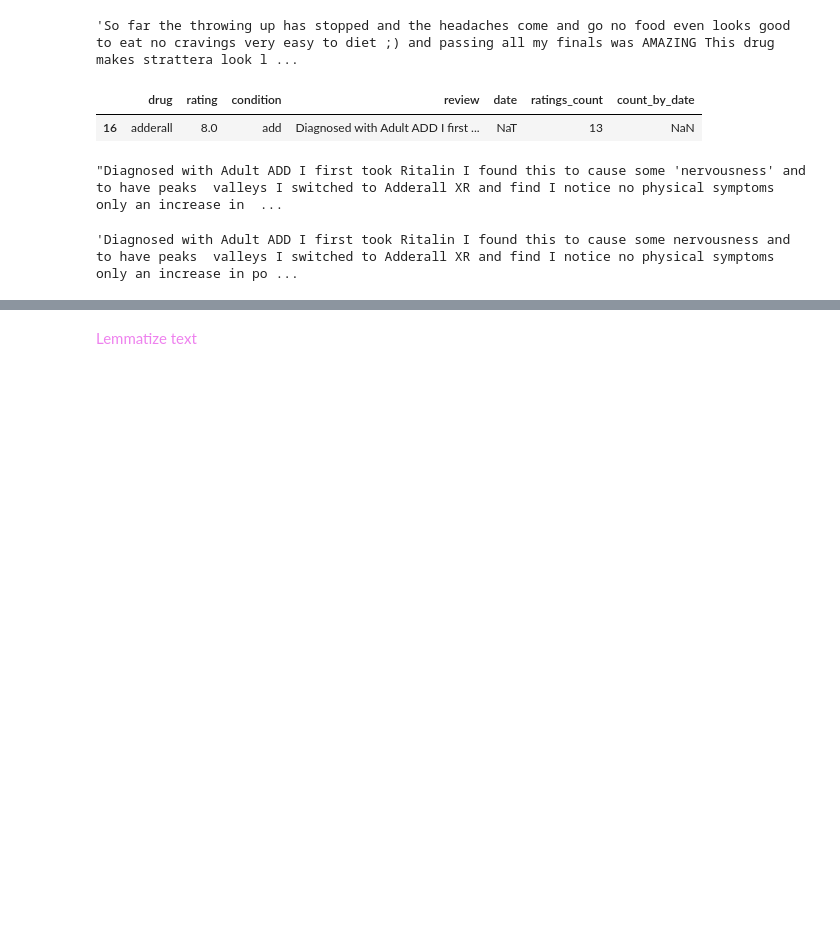
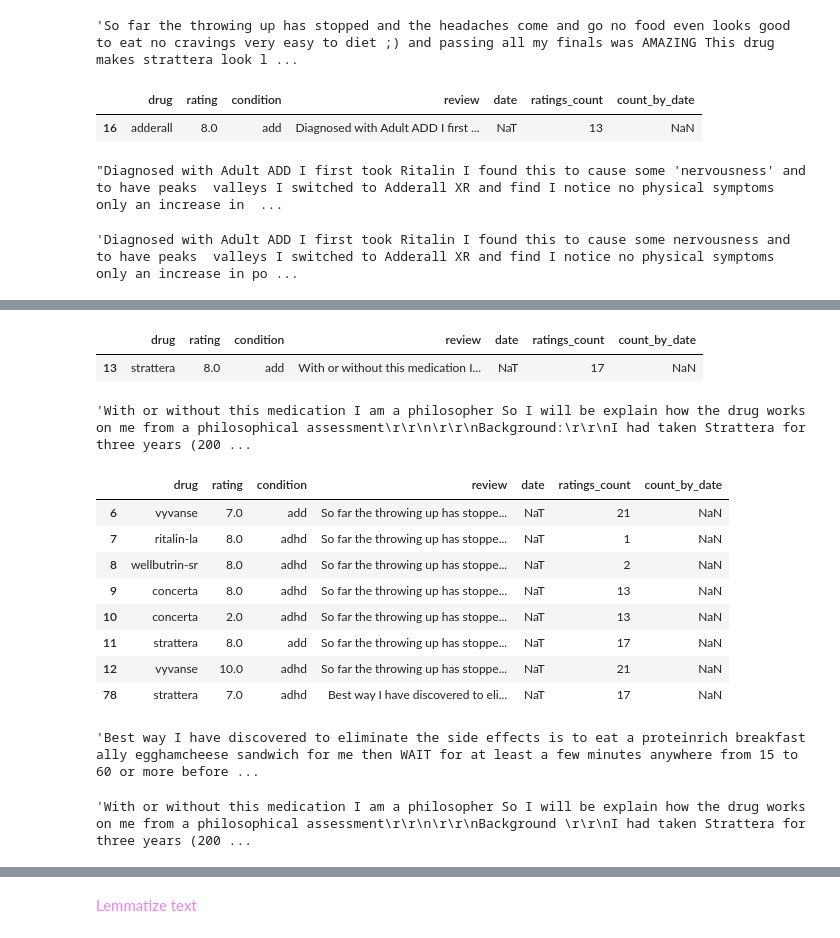
Before and after one commit to fractaldatalearning/psychedelic_efficacy, a Jupyter notebook: notebooks/2-kl-studies-eda.ipynb, the cells around one changed output, grey strips where cells are left out. Cells and saved outputs as stored; diff of their text form; code cells hidden in the pictures; blank space fills up the shorter version.

```diff
--- a/notebooks/2-kl-studies-eda.ipynb
+++ b/notebooks/2-kl-studies-eda.ipynb
@@ -504,0 +508,77 @@ df.review[16]
+# %%
+df[df['review'].str.find(":")!=-1].head(1)
+# %% [output]
+|  | drug | rating | condition | review | date | ratings_count | count_by_date |
+| 13 | strattera | 8.0 | add | With or without this medication I... | NaT | 17 | NaN |
+# %%
+df.review[13]
+# %% [output]
+'With or without this medication I am a philosopher So I will be explain how the drug works on me from a philosophical assessment\r\r\n\r\r\nBackground:\r\r\nI had taken Strattera for three years (200 ...
+# %%
+# That example has lots of weird stuff going on; deal with that eventually if necessary.
+# For now I can at lease see where the : is (row 2) and check if my function below delets it
+# Finally, find an example of ;
+
+df[df['review'].str.find(";")!=-1].head(8)
+# %% [output]
+|  | drug | rating | condition | review | date | ratings_count | count_by_date |
+| 6 | vyvanse | 7.0 | add | So far the throwing up has stoppe... | NaT | 21 | NaN |
+| 7 | ritalin-la | 8.0 | adhd | So far the throwing up has stoppe... | NaT | 1 | NaN |
+| 8 | wellbutrin-sr | 8.0 | adhd | So far the throwing up has stoppe... | NaT | 2 | NaN |
+| 9 | concerta | 8.0 | adhd | So far the throwing up has stoppe... | NaT | 13 | NaN |
+| 10 | concerta | 2.0 | adhd | So far the throwing up has stoppe... | NaT | 13 | NaN |
+| 11 | strattera | 8.0 | add | So far the throwing up has stoppe... | NaT | 17 | NaN |
+| 12 | vyvanse | 10.0 | adhd | So far the throwing up has stoppe... | NaT | 21 | NaN |
+| 78 | strattera | 7.0 | adhd | Best way I have discovered to eli... | NaT | 17 | NaN |
+# %%
+# Yikes, I'm glad I discovered those duplicate reviews; deal with that shortly
+df.review[78]
+# %% [output]
+'Best way I have discovered to eliminate the side effects is to eat a proteinrich breakfast ally egghamcheese sandwich for me then WAIT for at least a few minutes anywhere from 15 to 60 or more before ...
+# %%
+# Note: the ; in that last example above shows up in the third to last row.
+
+# Use a function that can remove these characters appropriately
+# I'd like to include this in my nlp.parse package, but the import isn't working
+# So I'll just leave it here for now.
+
+def strip_non_emoji_emoji_symbol(df, column):
+    # Isolate 1 narrative at a time
+    for row in tqdm(range(len(df))):
+        string_to_strip = df.loc[row,column]
+
+        # Find each ) that appears next to letters, not other symbols.
+        closing_parentheses = [m.end() for m in re.finditer('[a-zA-z]\)', string_to_strip)]
+        # That's not capturing the correct character. Fix this.
+        clos_parenth_indices = [n - 1 for n in closing_parentheses]
+        # Find each (
+        opening_parentheses = [m.start() for m in re.finditer('\([a-zA-z]', string_to_strip)]
+        # Find each :
+        colon_after_word = [m.end() for m in re.finditer('[a-zA-z]\:', string_to_strip)]
+        colon_after_indices = [n - 1 for n in colon_after_word]
+        colon_before_word = [m.start() for m in re.finditer('\:[a-zA-z]', string_to_strip)]
+        # find each ;
+        semicolon_after_word = [m.end() for m in re.finditer('[a-zA-z]\;', string_to_strip)]
+        semicolon_after_indices = [n - 1 for n in semicolon_after_word]
+        semicolon_before_word = [m.start() for m in re.finditer('\;[a-zA-z]', string_to_strip)]
+
+        # Combine lsits of indices in order to replace all characters
+        indices_to_remove = clos_parenth_indices + opening_parentheses + colon_after_indices \
+        + colon_before_word + semicolon_after_indices + semicolon_before_word
+
+        # Replace target characters in the string to strip with just a space ' '
+        # Use a space ' ' instead of nothing '' in case of something like:this
+        temp = list(string_to_strip)
+        for index in indices_to_remove:
+            temp[index] = ' '
+            result = ''.join(temp)
+            new_string = str(result)
+        # This returns nothing if there were no symbols to replace so provide alternative
+        try: df.loc[row,column] = new_string
+        except: df.loc[row,column] = string_to_strip
+
+strip_non_emoji_emoji_symbol(df,'review')
+
+df.review[6]
+# %% [output]
+'With or without this medication I am a philosopher So I will be explain how the drug works on me from a philosophical assessment\r\r\n\r\r\nBackground \r\r\nI had taken Strattera for three years (200 ...
```
Also changed, not shown: parts of 9 cells of this notebook, 1 other file.
